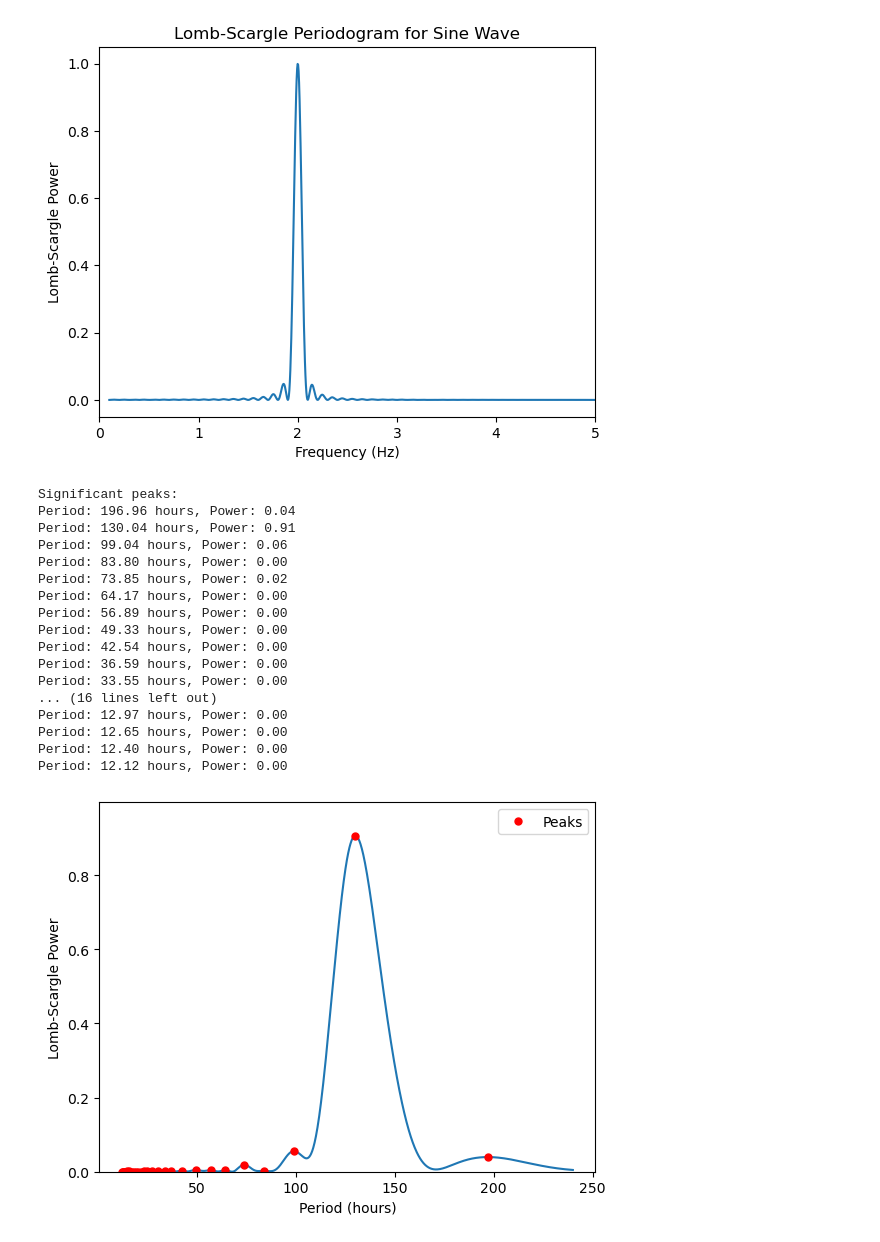
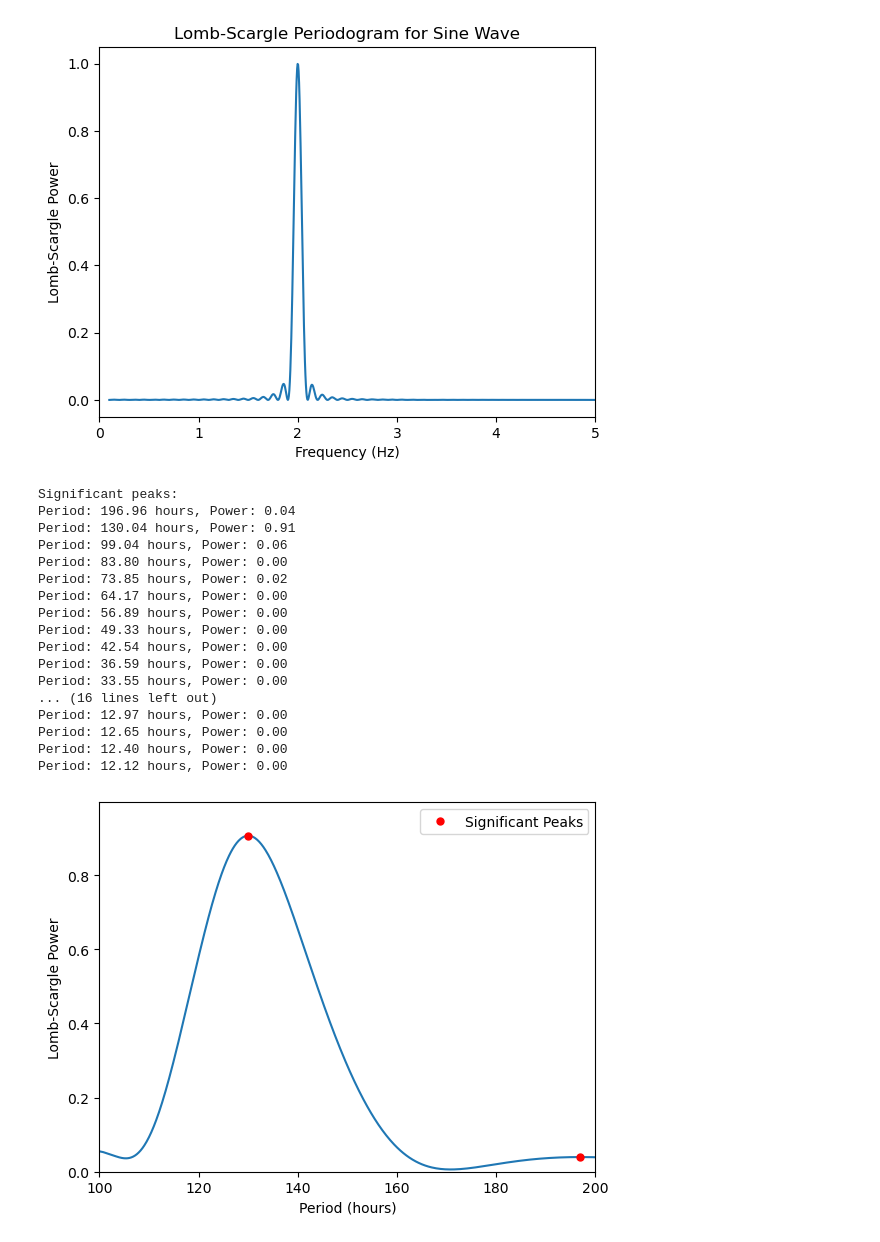
Before and after one commit to nic5153/TESS_UPDATED, a Jupyter notebook: Practice.ipynb, the cells around one changed output. Drawn from its saved outputs; the diff is of its cells as text; code cells hidden in the pictures.

```diff
--- a/Practice.ipynb
+++ b/Practice.ipynb
@@ -39,8 +39,6 @@ magnitude = data[:, 4]
 ls = LombScargle(time, magnitude)
 
 cadence_minutes = 30
-span_days = 25
-span_minutes = span_days * 24 * 60
 max_frequency = 1 / (cadence_minutes / 60)
 
 frequency = np.linspace(0.1, max_frequency, 10000)
@@ -50,34 +48,35 @@ period_hours = 24 / frequency
 plt.plot(period_hours, power)
 plt.ylim(0, max(power) * 1.1)
 plt.xlabel("Period (hours)")
+plt.xlim(100,200)
 plt.ylabel("Lomb-Scargle Power")
 
 peaks, _ = find_peaks(power, height=0)
 print("Significant peaks:")
 for peak_index in peaks:
     peak_period = period_hours[peak_index]
     peak_power = power[peak_index]
     print(f"Period: {peak_period:.2f} hours, Power: {peak_power:.2f}")
 
-plt.plot(period_hours[peaks], power[peaks], 'ro', markersize=5, label='Peaks')
+plt.plot(period_hours[peaks], power[peaks], 'ro', markersize=5, label='Significant Peaks')
 plt.legend()
 plt.show()
 # %% [output]
 Significant peaks:
 Period: 196.96 hours, Power: 0.04
 Period: 130.04 hours, Power: 0.91
 Period: 99.04 hours, Power: 0.06
 Period: 83.80 hours, Power: 0.00
 Period: 73.85 hours, Power: 0.02
 Period: 64.17 hours, Power: 0.00
 Period: 56.89 hours, Power: 0.00
 Period: 49.33 hours, Power: 0.00
 Period: 42.54 hours, Power: 0.00
 Period: 36.59 hours, Power: 0.00
 Period: 33.55 hours, Power: 0.00
 ... (16 lines left out)
 Period: 12.97 hours, Power: 0.00
 Period: 12.65 hours, Power: 0.00
 Period: 12.40 hours, Power: 0.00
 Period: 12.12 hours, Power: 0.00
-[figure, old version]
+[figure, new version]
```
